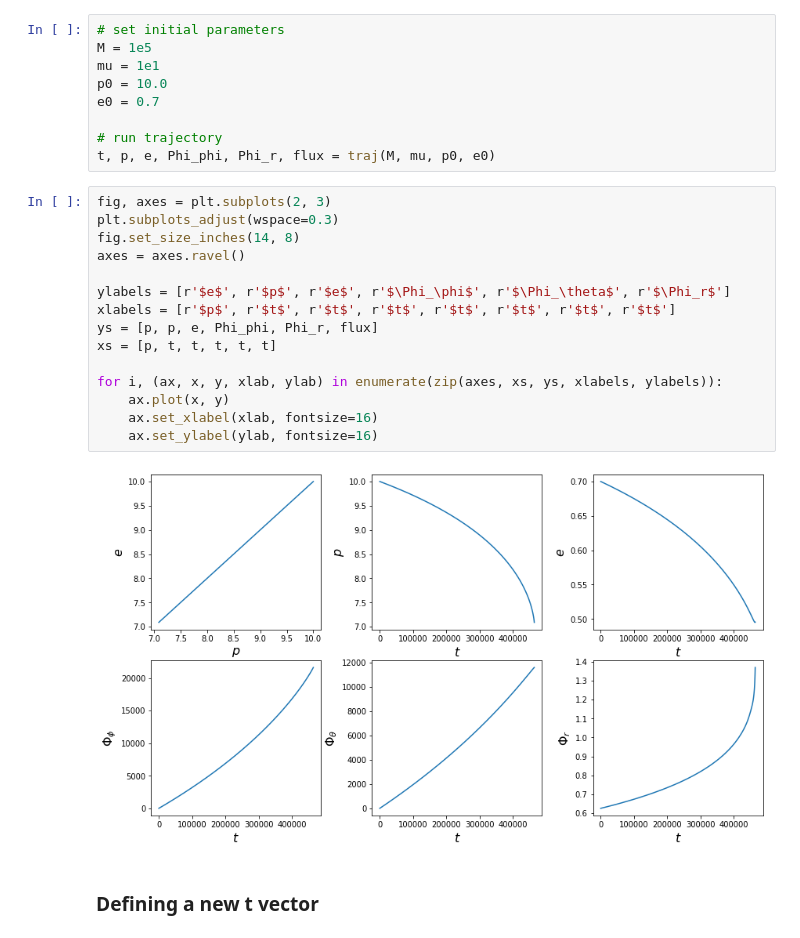
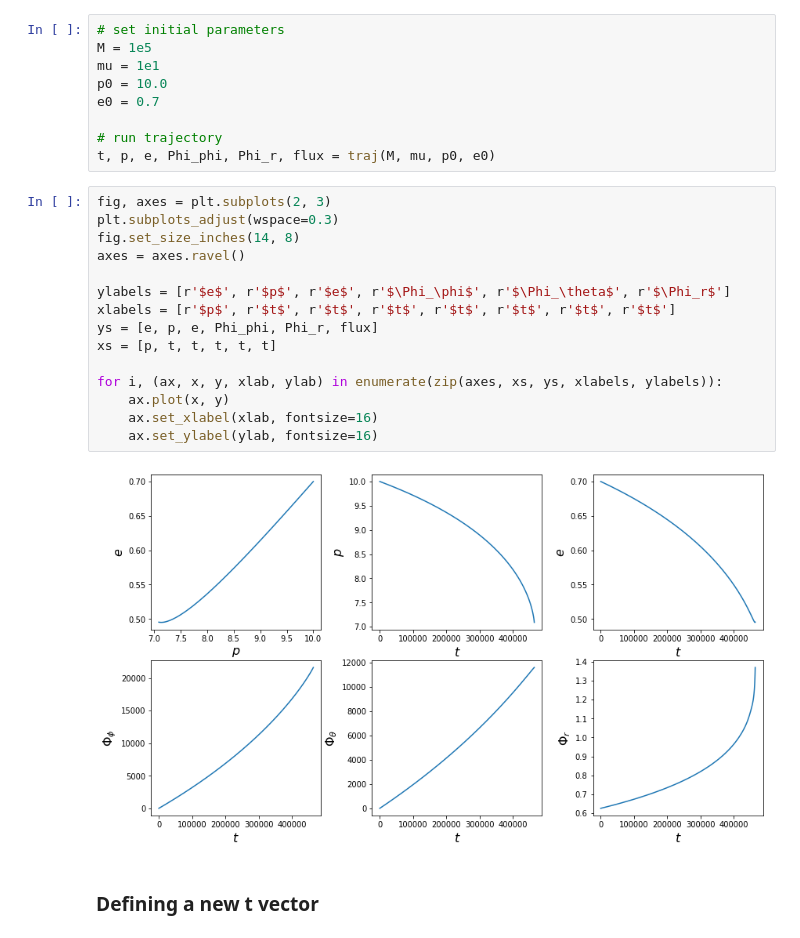
Before and after one commit to BlackHolePerturbationToolkit/FastEMRIWaveforms, a Jupyter notebook: docs/source/tutorial/SchwarzschildEccentricWaveform_intro.ipynb, the cells around one changed output. Drawn from its saved outputs; the diff is of its cells as text.

```diff
--- a/docs/source/tutorial/SchwarzschildEccentricWaveform_intro.ipynb
+++ b/docs/source/tutorial/SchwarzschildEccentricWaveform_intro.ipynb
@@ -253,20 +253,20 @@ t, p, e, Phi_phi, Phi_r, flux = traj(M, mu, p0, e0)
 # %%
 fig, axes = plt.subplots(2, 3)
 plt.subplots_adjust(wspace=0.3)
 fig.set_size_inches(14, 8)
 axes = axes.ravel()
 
 ylabels = [r'$e$', r'$p$', r'$e$', r'$\Phi_\phi$', r'$\Phi_\theta$', r'$\Phi_r$']
 xlabels = [r'$p$', r'$t$', r'$t$', r'$t$', r'$t$', r'$t$', r'$t$', r'$t$']
-ys = [p, p, e, Phi_phi, Phi_r, flux]
+ys = [e, p, e, Phi_phi, Phi_r, flux]
 xs = [p, t, t, t, t, t]
 
 for i, (ax, x, y, xlab, ylab) in enumerate(zip(axes, xs, ys, xlabels, ylabels)):
     ax.plot(x, y)
     ax.set_xlabel(xlab, fontsize=16)
     ax.set_ylabel(ylab, fontsize=16)
 # %% [output]
-[figure, old version]
+[figure, new version]
 # %% [markdown]
 ### Defining a new t vector
 # %%
```
Also changed, not shown: parts of 4 cells of this notebook, 2 other files.
